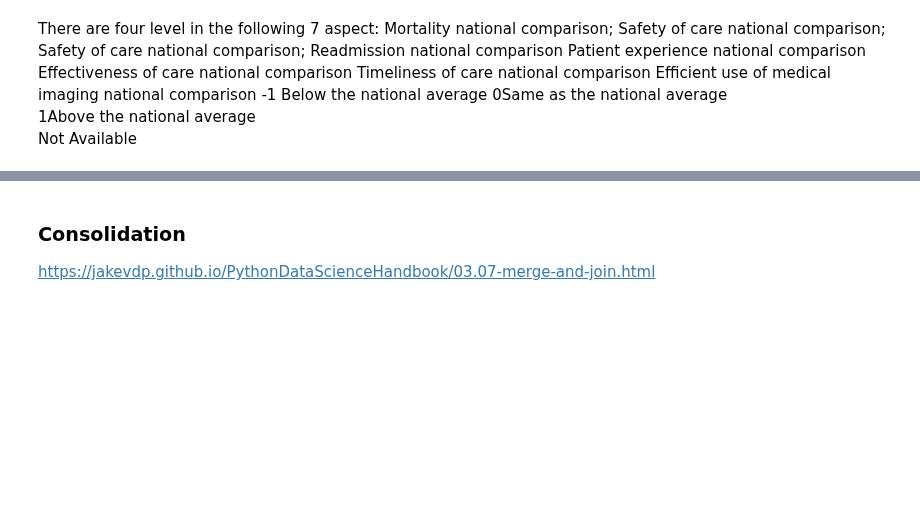
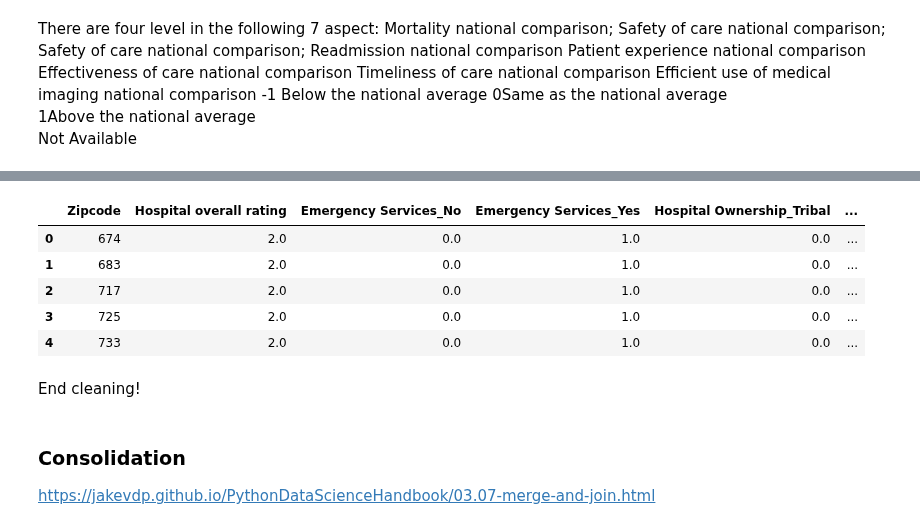
Before and after one commit to norgrenm/US_House_Price_Prediction, a Jupyter notebook: notebooks/DM-US_HousingData.ipynb, the cells around one changed output, grey strips where cells are left out. Saved outputs shown, nothing was run; the diff lists cells and outputs as text; code cells hidden in the pictures; blank space fills up the shorter version.

```diff
--- a/notebooks/DM-US_HousingData.ipynb
+++ b/notebooks/DM-US_HousingData.ipynb
@@ -1325,3 +1355,15 @@ hospital_df.groupby('Zipcode', as_index=False)['Urban', 'POP2010', 'OHU2010', 'L
+# %%
+hospital_df = hospital_df.groupby('Zipcode', as_index=False).mean()
+hospital_df.head()
+# %% [output]
+|  | Zipcode | Hospital overall rating | Emergency Services_No | Emergency Services_Yes | Hospital Ownership_Tribal | ... |
+| 0 | 674 | 2.0 | 0.0 | 1.0 | 0.0 | ... |
+| 1 | 683 | 2.0 | 0.0 | 1.0 | 0.0 | ... |
+| 2 | 717 | 2.0 | 0.0 | 1.0 | 0.0 | ... |
+| 3 | 725 | 2.0 | 0.0 | 1.0 | 0.0 | ... |
+| 4 | 733 | 2.0 | 0.0 | 1.0 | 0.0 | ... |
+# %% [markdown]
+End cleaning!
 # %% [markdown]
 ### Consolidation
 https://jakevdp.github.io/PythonDataScienceHandbook/03.07-merge-and-join.html
```
Also changed, not shown: parts of 24 cells of this notebook.
